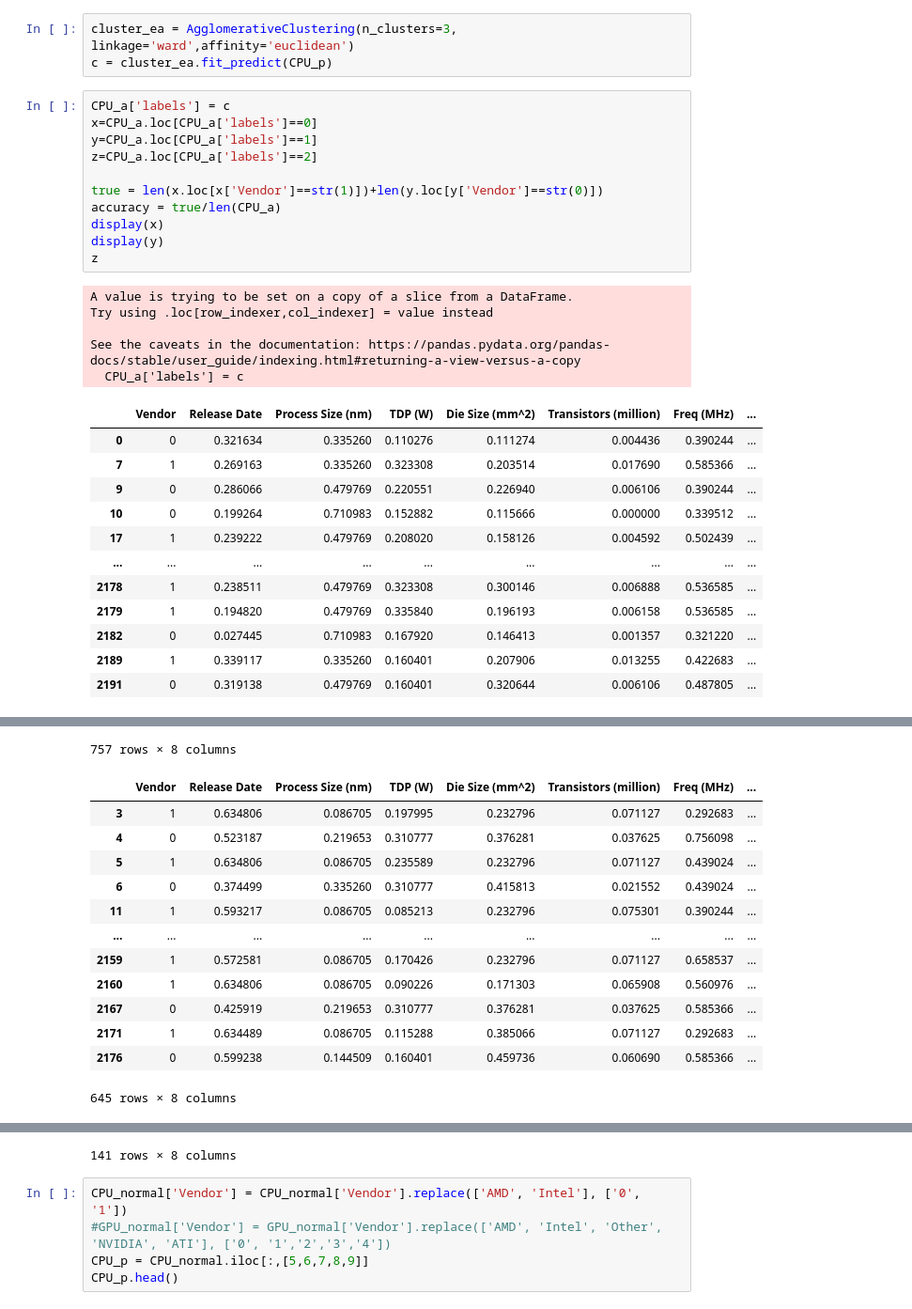
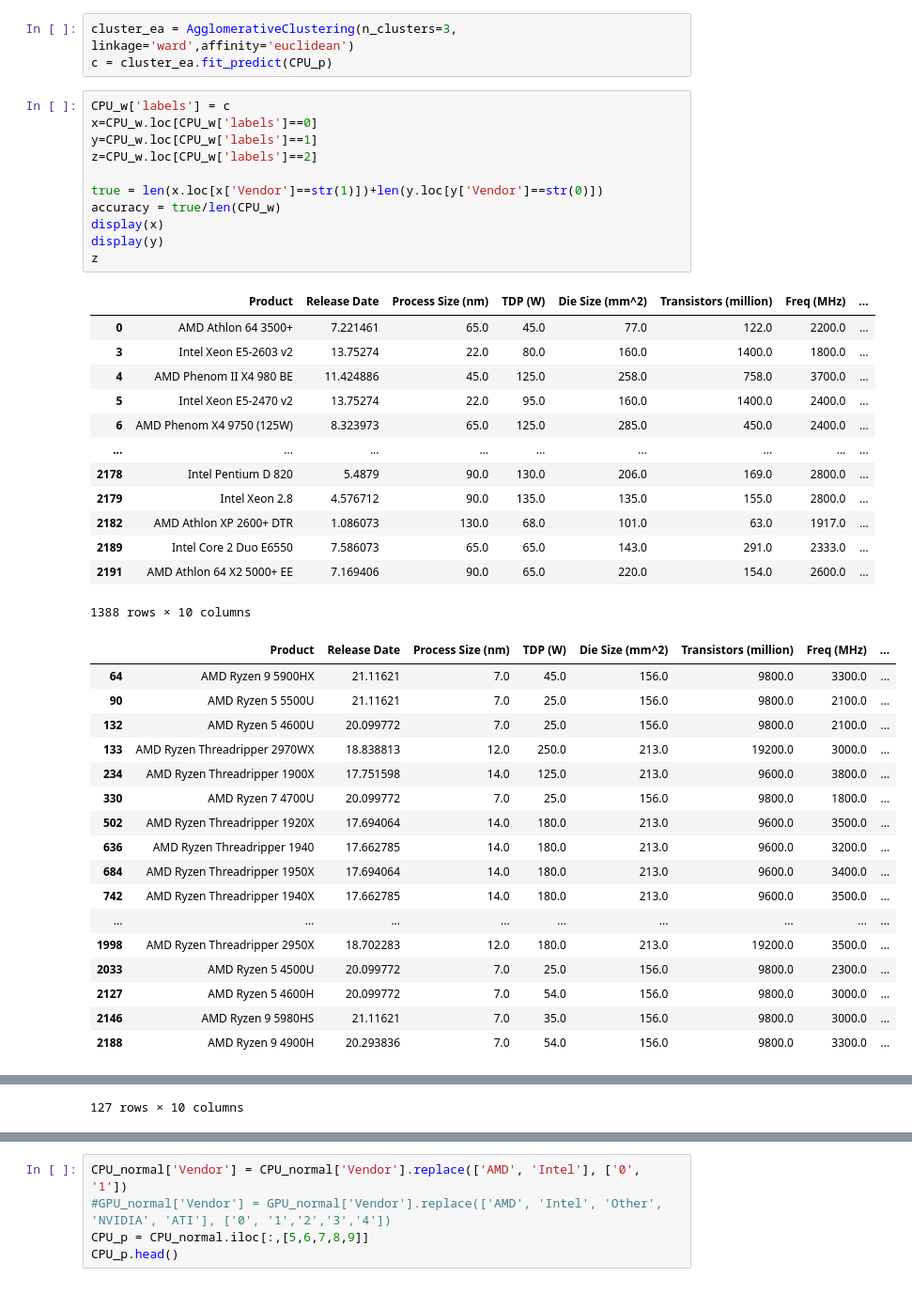
Before and after one commit to Yuchen-PLB/ECS171-FP, a Jupyter notebook: Clustering.ipynb, the cells around one changed output, grey strips where cells are left out. Shown at 94% size. Saved outputs shown, nothing was run; the diff lists cells and outputs as text.

```diff
--- a/Clustering.ipynb
+++ b/Clustering.ipynb
@@ -577,31 +624,44 @@ CPU_p
 cluster_ea = AgglomerativeClustering(n_clusters=3, linkage='ward',affinity='euclidean')
 c = cluster_ea.fit_predict(CPU_p)
 # %%
-CPU_a['labels'] = c
-x=CPU_a.loc[CPU_a['labels']==0]
-y=CPU_a.loc[CPU_a['labels']==1]
-z=CPU_a.loc[CPU_a['labels']==2]
+CPU_w['labels'] = c
+x=CPU_w.loc[CPU_w['labels']==0]
+y=CPU_w.loc[CPU_w['labels']==1]
+z=CPU_w.loc[CPU_w['labels']==2]
 
 true = len(x.loc[x['Vendor']==str(1)])+len(y.loc[y['Vendor']==str(0)])
-accuracy = true/len(CPU_a)
+accuracy = true/len(CPU_w)
 display(x)
 display(y)
 z
 # %% [output]
+|  | Product | Release Date | Process Size (nm) | TDP (W) | Die Size (mm^2) | Transistors (million) | Freq (MHz) | ... |
+| 0 | AMD Athlon 64 3500+ | 7.221461 | 65.0 | 45.0 | 77.0 | 122.0 | 2200.0 | ... |
+| 3 | Intel Xeon E5-2603 v2 | 13.75274 | 22.0 | 80.0 | 160.0 | 1400.0 | 1800.0 | ... |
+| 4 | AMD Phenom II X4 980 BE | 11.424886 | 45.0 | 125.0 | 258.0 | 758.0 | 3700.0 | ... |
+| 5 | Intel Xeon E5-2470 v2 | 13.75274 | 22.0 | 95.0 | 160.0 | 1400.0 | 2400.0 | ... |
+| 6 | AMD Phenom X4 9750 (125W) | 8.323973 | 65.0 | 125.0 | 285.0 | 450.0 | 2400.0 | ... |
+| ... | ... | ... | ... | ... | ... | ... | ... | ... |
+| 2178 | Intel Pentium D 820 | 5.4879 | 90.0 | 130.0 | 206.0 | 169.0 | 2800.0 | ... |
+| 2179 | Intel Xeon 2.8 | 4.576712 | 90.0 | 135.0 | 135.0 | 155.0 | 2800.0 | ... |
+| 2182 | AMD Athlon XP 2600+ DTR | 1.086073 | 130.0 | 68.0 | 101.0 | 63.0 | 1917.0 | ... |
+| 2189 | Intel Core 2 Duo E6550 | 7.586073 | 65.0 | 65.0 | 143.0 | 291.0 | 2333.0 | ... |
+| 2191 | AMD Athlon 64 X2 5000+ EE | 7.169406 | 90.0 | 65.0 | 220.0 | 154.0 | 2600.0 | ... |
-A value is trying to be set on a copy of a slice from a DataFrame.
-Try using .loc[row_indexer,col_indexer] = value instead
-
-See the caveats in the documentation: https://pandas.pydata.org/pandas-docs/stable/user_guide/indexing.html#returning-a-view-versus-a-copy
-  CPU_a['labels'] = c
+1388 rows × 10 columns
-|  | Vendor | Release Date | Process Size (nm) | TDP (W) | Die Size (mm^2) | Transistors (million) | Freq (MHz) | ... |
-| 0 | 0 | 0.321634 | 0.335260 | 0.110276 | 0.111274 | 0.004436 | 0.390244 | ... |
-| 7 | 1 | 0.269163 | 0.335260 | 0.323308 | 0.203514 | 0.017690 | 0.585366 | ... |
-| 9 | 0 | 0.286066 | 0.479769 | 0.220551 | 0.226940 | 0.006106 | 0.390244 | ... |
-| 10 | 0 | 0.199264 | 0.710983 | 0.152882 | 0.115666 | 0.000000 | 0.339512 | ... |
-| 17 | 1 | 0.239222 | 0.479769 | 0.208020 | 0.158126 | 0.004592 | 0.502439 | ... |
-| ... | ... | ... | ... | ... | ... | ... | ... | ... |
-| 2178 | 1 | 0.238511 | 0.479769 | 0.323308 | 0.300146 | 0.006888 | 0.536585 | ... |
-| 2179 | 1 | 0.194820 | 0.479769 | 0.335840 | 0.196193 | 0.006158 | 0.536585 | ... |
-| 2182 | 0 | 0.027445 | 0.710983 | 0.167920 | 0.146413 | 0.001357 | 0.321220 | ... |
-| 2189 | 1 | 0.339117 | 0.335260 | 0.160401 | 0.207906 | 0.013255 | 0.422683 | ... |
-| 2191 | 0 | 0.319138 | 0.479769 | 0.160401 | 0.320644 | 0.006106 | 0.487805 | ... |
+|  | Product | Release Date | Process Size (nm) | TDP (W) | Die Size (mm^2) | Transistors (million) | Freq (MHz) | ... |
+| 64 | AMD Ryzen 9 5900HX | 21.11621 | 7.0 | 45.0 | 156.0 | 9800.0 | 3300.0 | ... |
+| 90 | AMD Ryzen 5 5500U | 21.11621 | 7.0 | 25.0 | 156.0 | 9800.0 | 2100.0 | ... |
+| 132 | AMD Ryzen 5 4600U | 20.099772 | 7.0 | 25.0 | 156.0 | 9800.0 | 2100.0 | ... |
+| 133 | AMD Ryzen Threadripper 2970WX | 18.838813 | 12.0 | 250.0 | 213.0 | 19200.0 | 3000.0 | ... |
+| 234 | AMD Ryzen Threadripper 1900X | 17.751598 | 14.0 | 125.0 | 213.0 | 9600.0 | 3800.0 | ... |
+| 330 | AMD Ryzen 7 4700U | 20.099772 | 7.0 | 25.0 | 156.0 | 9800.0 | 1800.0 | ... |
+| 502 | AMD Ryzen Threadripper 1920X | 17.694064 | 14.0 | 180.0 | 213.0 | 9600.0 | 3500.0 | ... |
+| 636 | AMD Ryzen Threadripper 1940 | 17.662785 | 14.0 | 180.0 | 213.0 | 9600.0 | 3200.0 | ... |
+| 684 | AMD Ryzen Threadripper 1950X | 17.694064 | 14.0 | 180.0 | 213.0 | 9600.0 | 3400.0 | ... |
+| 742 | AMD Ryzen Threadripper 1940X | 17.662785 | 14.0 | 180.0 | 213.0 | 9600.0 | 3500.0 | ... |
+| ... | ... | ... | ... | ... | ... | ... | ... | ... |
+| 1998 | AMD Ryzen Threadripper 2950X | 18.702283 | 12.0 | 180.0 | 213.0 | 19200.0 | 3500.0 | ... |
+| 2033 | AMD Ryzen 5 4500U | 20.099772 | 7.0 | 25.0 | 156.0 | 9800.0 | 2300.0 | ... |
+| 2127 | AMD Ryzen 5 4600H | 20.099772 | 7.0 | 54.0 | 156.0 | 9800.0 | 3000.0 | ... |
+| 2146 | AMD Ryzen 9 5980HS | 21.11621 | 7.0 | 35.0 | 156.0 | 9800.0 | 3000.0 | ... |
+| 2188 | AMD Ryzen 9 4900H | 20.293836 | 7.0 | 54.0 | 156.0 | 9800.0 | 3300.0 | ... |
@@ -608,14 +680 @@ See the caveats in the documentation: https://pandas.pydata.org/pandas-docs/stab
-757 rows × 8 columns
+127 rows × 10 columns
-|  | Vendor | Release Date | Process Size (nm) | TDP (W) | Die Size (mm^2) | Transistors (million) | Freq (MHz) | ... |
-| 3 | 1 | 0.634806 | 0.086705 | 0.197995 | 0.232796 | 0.071127 | 0.292683 | ... |
-| 4 | 0 | 0.523187 | 0.219653 | 0.310777 | 0.376281 | 0.037625 | 0.756098 | ... |
-| 5 | 1 | 0.634806 | 0.086705 | 0.235589 | 0.232796 | 0.071127 | 0.439024 | ... |
-| 6 | 0 | 0.374499 | 0.335260 | 0.310777 | 0.415813 | 0.021552 | 0.439024 | ... |
-| 11 | 1 | 0.593217 | 0.086705 | 0.085213 | 0.232796 | 0.075301 | 0.390244 | ... |
-| ... | ... | ... | ... | ... | ... | ... | ... | ... |
-| 2159 | 1 | 0.572581 | 0.086705 | 0.170426 | 0.232796 | 0.071127 | 0.658537 | ... |
-| 2160 | 1 | 0.634806 | 0.086705 | 0.090226 | 0.171303 | 0.065908 | 0.560976 | ... |
-| 2167 | 0 | 0.425919 | 0.219653 | 0.310777 | 0.376281 | 0.037625 | 0.585366 | ... |
-| 2171 | 1 | 0.634489 | 0.086705 | 0.115288 | 0.385066 | 0.071127 | 0.292683 | ... |
-| 2176 | 0 | 0.599238 | 0.144509 | 0.160401 | 0.459736 | 0.060690 | 0.585366 | ... |
-645 rows × 8 columns
@@ -634,4 +681,3 @@ See the caveats in the documentation: https://pandas.pydata.org/pandas-docs/stab
-141 rows × 8 columns
 # %%
 CPU_normal['Vendor'] = CPU_normal['Vendor'].replace(['AMD', 'Intel'], ['0', '1'])
 #GPU_normal['Vendor'] = GPU_normal['Vendor'].replace(['AMD', 'Intel', 'Other', 'NVIDIA', 'ATI'], ['0', '1','2','3','4'])
```
Also changed, not shown: parts of 6 cells of this notebook.
